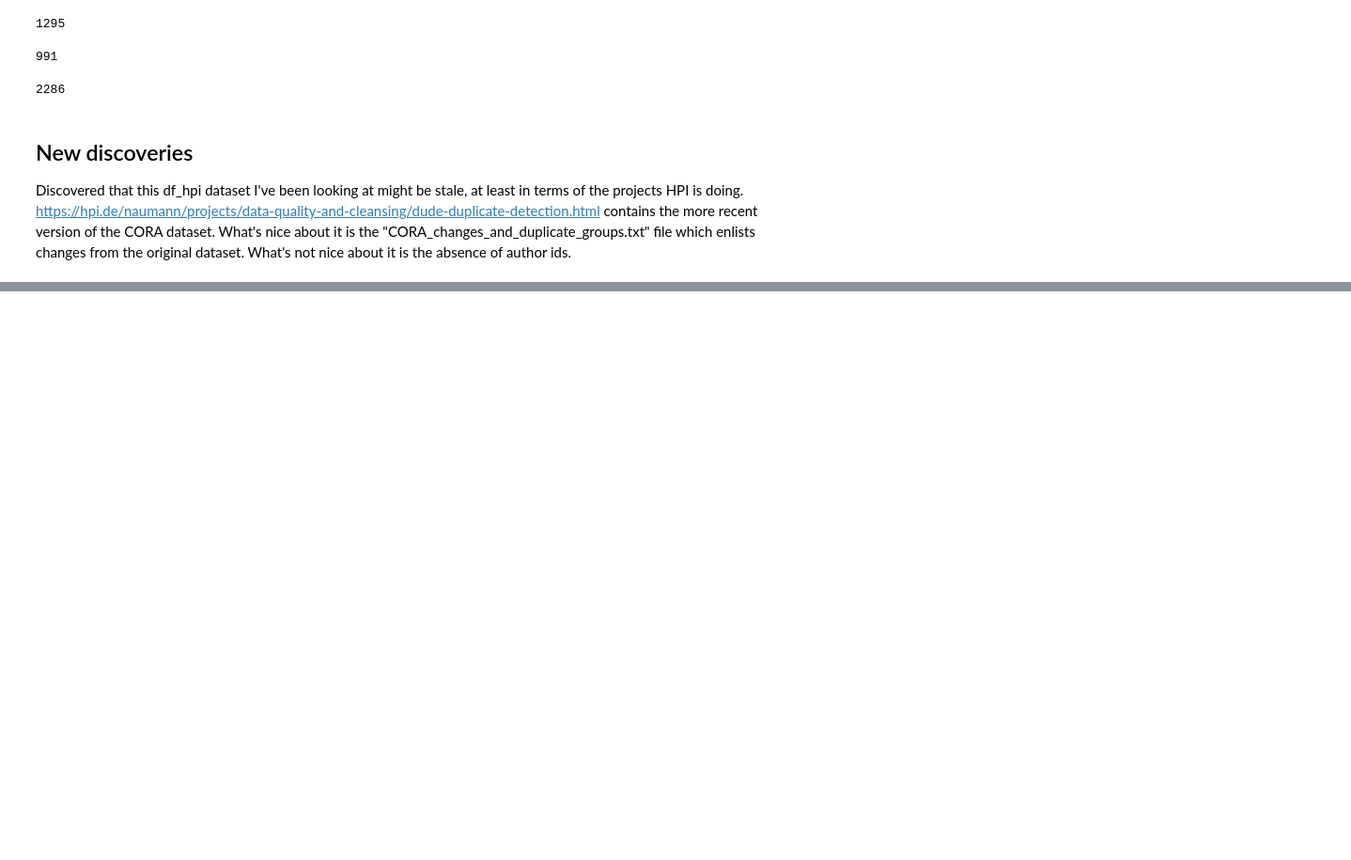
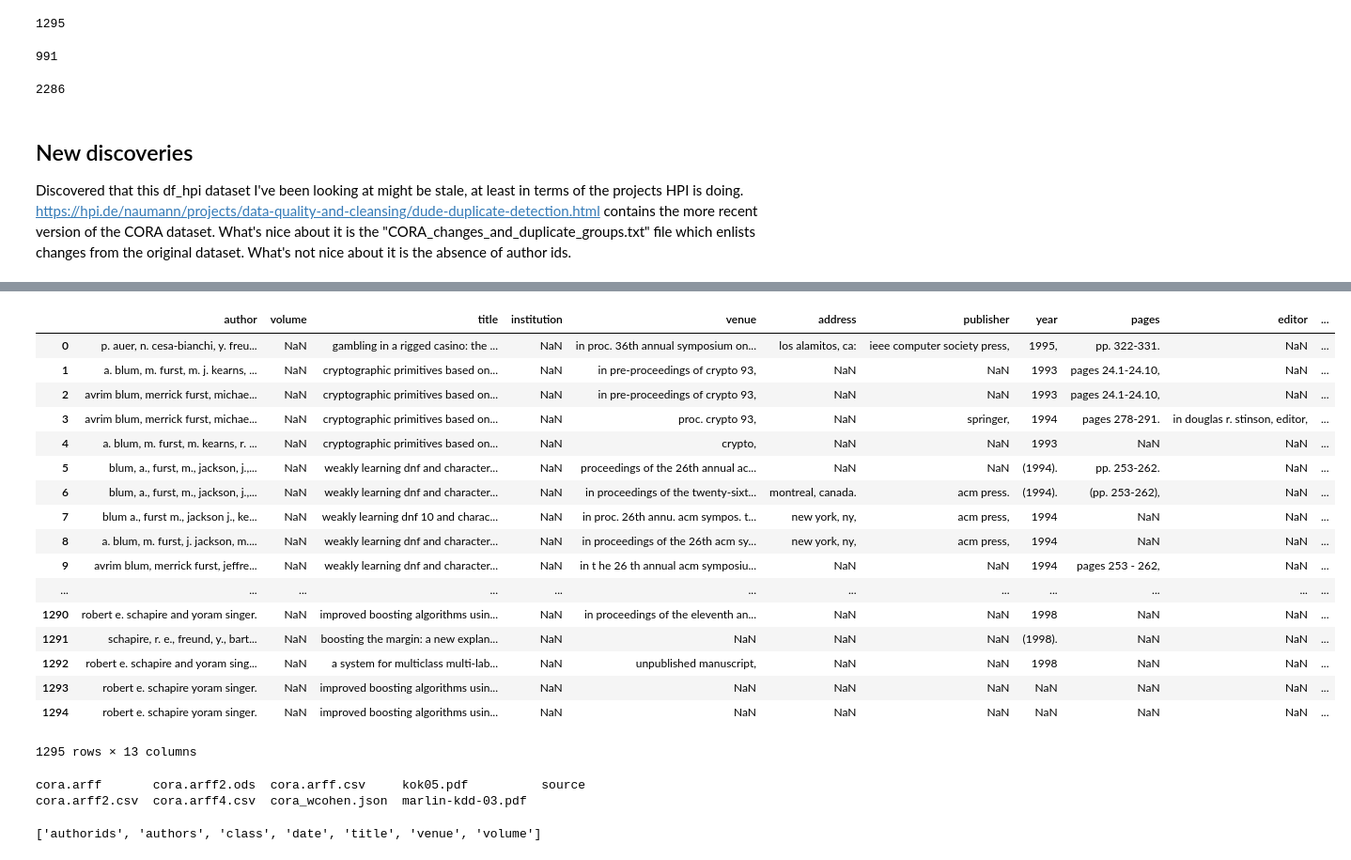
Before and after one commit to nkini/scaling-psl-for-ER, a Jupyter notebook: Comparisons of versions of the CORA dataset.ipynb, the cells around one changed output, grey strips where cells are left out. Shown at 94% size. Cells and saved outputs as stored; diff of their text form; code cells hidden in the pictures; blank space fills up the shorter version.

```diff
--- a/Comparisons of versions of the CORA dataset.ipynb
+++ b/Comparisons of versions of the CORA dataset.ipynb
@@ -445,0 +488,30 @@ Discovered that this df_hpi dataset I've been looking at might be stale, at leas
+# %%
+df_wcohen
+# %% [output]
+|  | author | volume | title | institution | venue | address | publisher | year | pages | editor | ... |
+| 0 | p. auer, n. cesa-bianchi, y. freu... | NaN | gambling in a rigged casino: the ... | NaN | in proc. 36th annual symposium on... | los alamitos, ca: | ieee computer society press, | 1995, | pp. 322-331. | NaN | ... |
+| 1 | a. blum, m. furst, m. j. kearns, ... | NaN | cryptographic primitives based on... | NaN | in pre-proceedings of crypto 93, | NaN | NaN | 1993 | pages 24.1-24.10, | NaN | ... |
+| 2 | avrim blum, merrick furst, michae... | NaN | cryptographic primitives based on... | NaN | in pre-proceedings of crypto 93, | NaN | NaN | 1993 | pages 24.1-24.10, | NaN | ... |
+| 3 | avrim blum, merrick furst, michae... | NaN | cryptographic primitives based on... | NaN | proc. crypto 93, | NaN | springer, | 1994 | pages 278-291. | in douglas r. stinson, editor, | ... |
+| 4 | a. blum, m. furst, m. kearns, r. ... | NaN | cryptographic primitives based on... | NaN | crypto, | NaN | NaN | 1993 | NaN | NaN | ... |
+| 5 | blum, a., furst, m., jackson, j.,... | NaN | weakly learning dnf and character... | NaN | proceedings of the 26th annual ac... | NaN | NaN | (1994). | pp. 253-262. | NaN | ... |
+| 6 | blum, a., furst, m., jackson, j.,... | NaN | weakly learning dnf and character... | NaN | in proceedings of the twenty-sixt... | montreal, canada. | acm press. | (1994). | (pp. 253-262), | NaN | ... |
+| 7 | blum a., furst m., jackson j., ke... | NaN | weakly learning dnf 10 and charac... | NaN | in proc. 26th annu. acm sympos. t... | new york, ny, | acm press, | 1994 | NaN | NaN | ... |
+| 8 | a. blum, m. furst, j. jackson, m.... | NaN | weakly learning dnf and character... | NaN | in proceedings of the 26th acm sy... | new york, ny, | acm press, | 1994 | NaN | NaN | ... |
+| 9 | avrim blum, merrick furst, jeffre... | NaN | weakly learning dnf and character... | NaN | in t he 26 th annual acm symposiu... | NaN | NaN | 1994 | pages 253 - 262, | NaN | ... |
+| ... | ... | ... | ... | ... | ... | ... | ... | ... | ... | ... | ... |
+| 1290 | robert e. schapire and yoram singer. | NaN | improved boosting algorithms usin... | NaN | in proceedings of the eleventh an... | NaN | NaN | 1998 | NaN | NaN | ... |
+| 1291 | schapire, r. e., freund, y., bart... | NaN | boosting the margin: a new explan... | NaN | NaN | NaN | NaN | (1998). | NaN | NaN | ... |
+| 1292 | robert e. schapire and yoram sing... | NaN | a system for multiclass multi-lab... | NaN | unpublished manuscript, | NaN | NaN | 1998 | NaN | NaN | ... |
+| 1293 | robert e. schapire yoram singer. | NaN | improved boosting algorithms usin... | NaN | NaN | NaN | NaN | NaN | NaN | NaN | ... |
+| 1294 | robert e. schapire yoram singer. | NaN | improved boosting algorithms usin... | NaN | NaN | NaN | NaN | NaN | NaN | NaN | ... |
+1295 rows × 13 columns
+# %%
+ls data/cora-wcohen/
+# %% [output]
+cora.arff       cora.arff2.ods  cora.arff.csv     kok05.pdf          source
+cora.arff2.csv  cora.arff4.csv  cora_wcohen.json  marlin-kdd-03.pdf
+# %%
+list(df_hpi_transformed)
+# %% [output]
+['authorids', 'authors', 'class', 'date', 'title', 'venue', 'volume']
```
Also changed, not shown: parts of 7 cells of this notebook, 2 other files.
